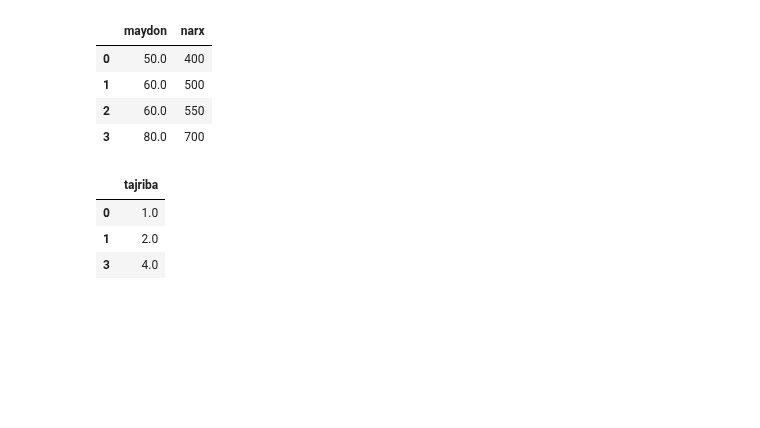
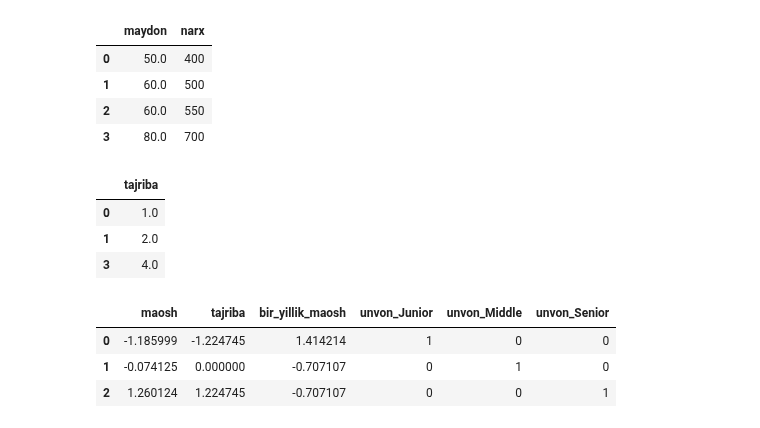
Before and after one commit to sevaradevoloper/machine-learning-class-work, a Jupyter notebook: Takrorlash_imtihon_oldi.ipynb, the cells around one changed output. Drawn from its saved outputs; the diff is of its cells as text; code cells hidden in the pictures; blank space fills up the shorter version.

```diff
--- a/Takrorlash_imtihon_oldi.ipynb
+++ b/Takrorlash_imtihon_oldi.ipynb
@@ -66,0 +88,21 @@ toza_df
+# %%
+df_test = pd.DataFrame({'maosh': [4000000, 9000000, 15000000], 'tajriba': [1, 3, 5], 'unvon': ['Junior', 'Middle', 'Senior']})
+df_test
+
+df_test["bir_yillik_maosh"] = df_test["maosh"] /df_test["tajriba"]
+df_test
+df_test = pd.get_dummies(df_test,columns=["unvon"],dtype=int)
+
+
+from sklearn.preprocessing import StandardScaler
+test_scaler = StandardScaler()
+
+scal_col = ["maosh","tajriba","bir_yillik_maosh"]
+df_test[scal_col] = test_scaler.fit_transform(df_test[scal_col])
+
+df_test
+# %% [output]
+|  | maosh | tajriba | bir_yillik_maosh | unvon_Junior | unvon_Middle | unvon_Senior |
+| 0 | -1.185999 | -1.224745 | 1.414214 | 1 | 0 | 0 |
+| 1 | -0.074125 | 0.000000 | -0.707107 | 0 | 1 | 0 |
+| 2 | 1.260124 | 1.224745 | -0.707107 | 0 | 0 | 1 |
```
Also changed, not shown: parts of 1 cell of this notebook.
